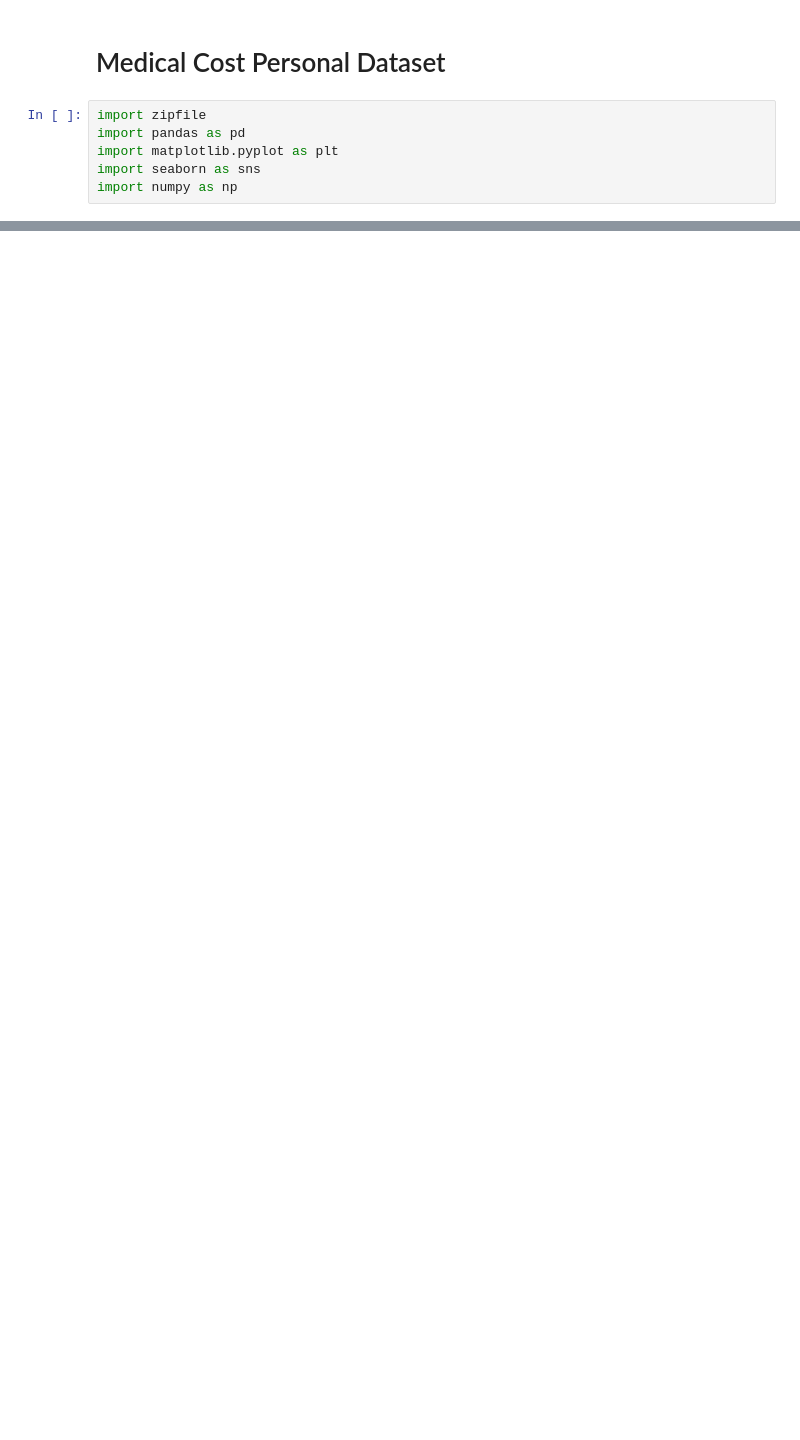
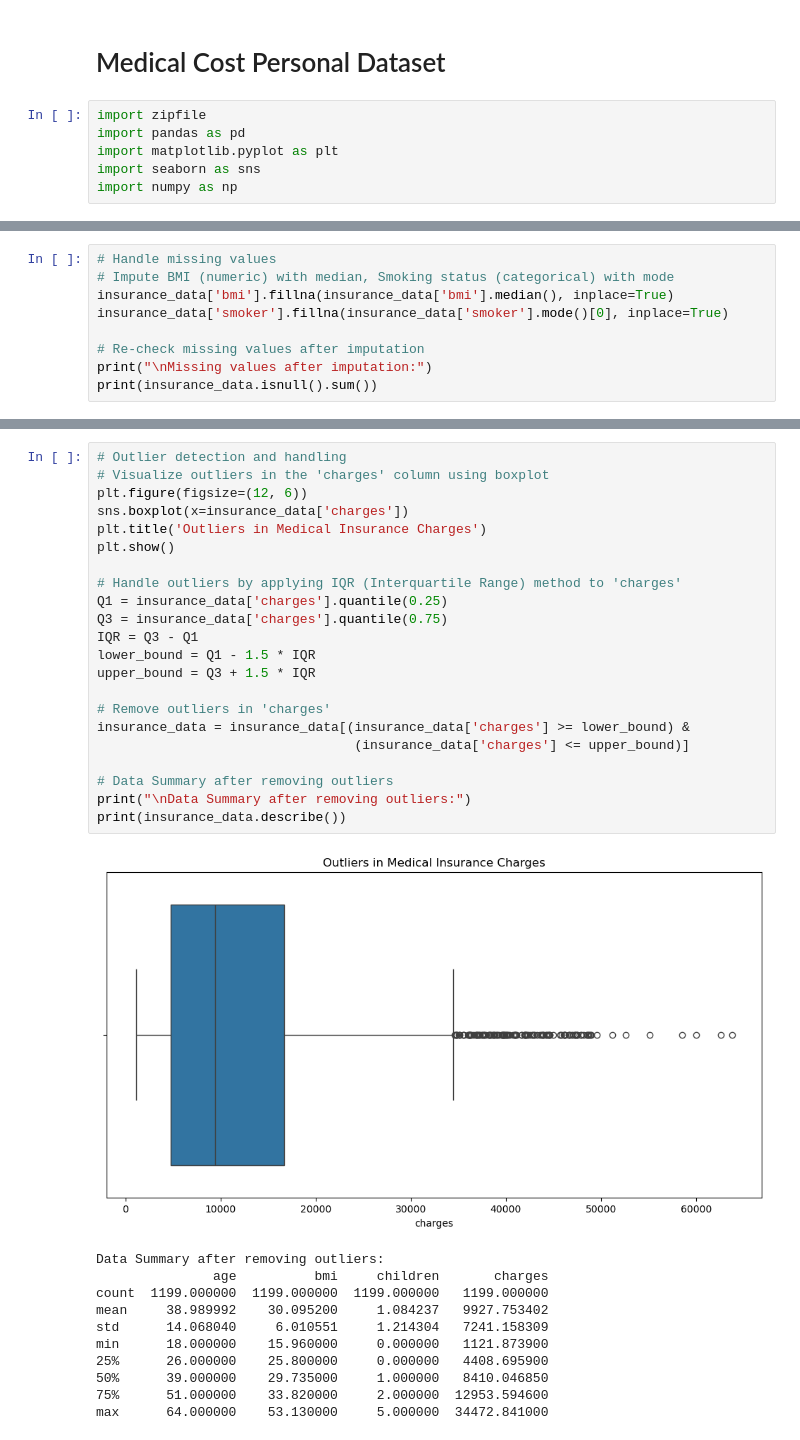
Before and after one commit to MiltonGreat/Medical-Cost-Personal-Dataset, a Jupyter notebook: Medical Cost Personal Dataset.ipynb, the cells around one changed output, grey strips where cells are left out. Cells and saved outputs as stored; diff of their text form; blank space fills up the shorter version.

```diff
--- a/Medical Cost Personal Dataset.ipynb
+++ b/Medical Cost Personal Dataset.ipynb
@@ -100,0 +51,9 @@ Passing `palette` without assigning `hue` is deprecated and will be removed in v
+# %%
+# Handle missing values
+# Impute BMI (numeric) with median, Smoking status (categorical) with mode
+insurance_data['bmi'].fillna(insurance_data['bmi'].median(), inplace=True)
+insurance_data['smoker'].fillna(insurance_data['smoker'].mode()[0], inplace=True)
+
+# Re-check missing values after imputation
+print("\nMissing values after imputation:")
+print(insurance_data.isnull().sum())
@@ -100,0 +82,34 @@ Passing `palette` without assigning `hue` is deprecated and will be removed in v
+# %%
+# Outlier detection and handling
+# Visualize outliers in the 'charges' column using boxplot
+plt.figure(figsize=(12, 6))
+sns.boxplot(x=insurance_data['charges'])
+plt.title('Outliers in Medical Insurance Charges')
+plt.show()
+
+# Handle outliers by applying IQR (Interquartile Range) method to 'charges'
+Q1 = insurance_data['charges'].quantile(0.25)
+Q3 = insurance_data['charges'].quantile(0.75)
+IQR = Q3 - Q1
+lower_bound = Q1 - 1.5 * IQR
+upper_bound = Q3 + 1.5 * IQR
+
+# Remove outliers in 'charges'
+insurance_data = insurance_data[(insurance_data['charges'] >= lower_bound) &
+                                 (insurance_data['charges'] <= upper_bound)]
+
+# Data Summary after removing outliers
+print("\nData Summary after removing outliers:")
+print(insurance_data.describe())
+# %% [output]
+[figure, added]
+Data Summary after removing outliers:
+               age          bmi     children       charges
+count  1199.000000  1199.000000  1199.000000   1199.000000
+mean     38.989992    30.095200     1.084237   9927.753402
+std      14.068040     6.010551     1.214304   7241.158309
+min      18.000000    15.960000     0.000000   1121.873900
+25%      26.000000    25.800000     0.000000   4408.695900
+50%      39.000000    29.735000     1.000000   8410.046850
+75%      51.000000    33.820000     2.000000  12953.594600
+max      64.000000    53.130000     5.000000  34472.841000
```
Also changed, not shown: parts of 8 cells of this notebook.
